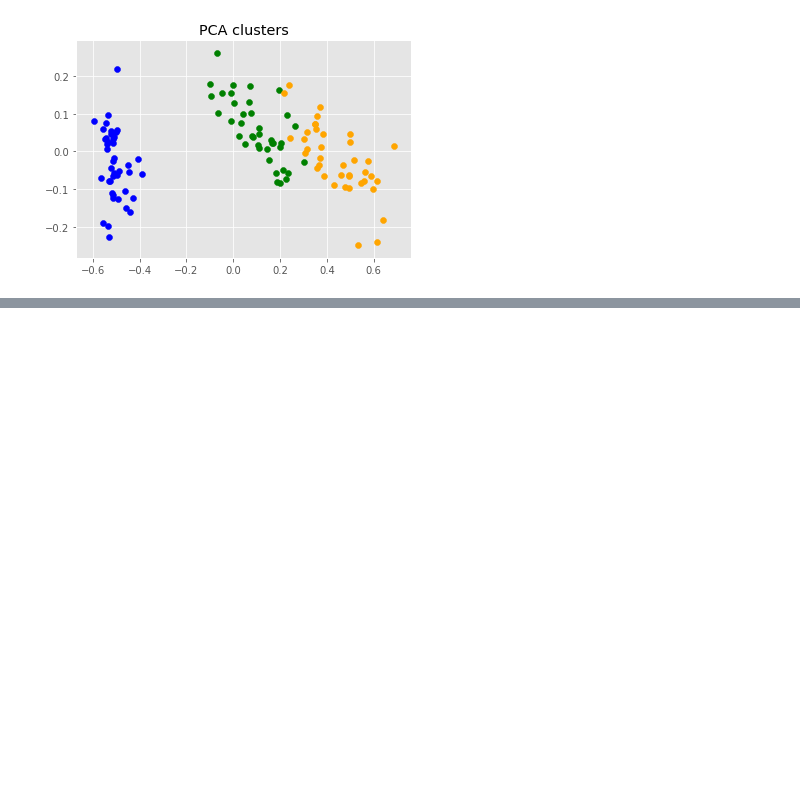
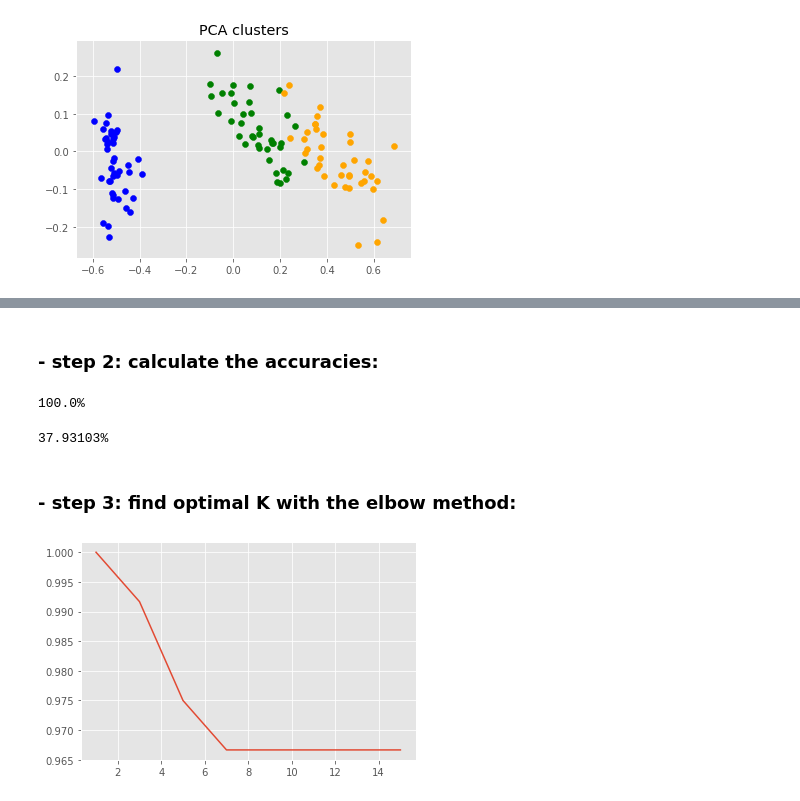
Before and after one commit to hollowcodes/pca-vs-autoencoder, a Jupyter notebook: comparison.ipynb, the cells around one changed output, grey strips where cells are left out. Drawn from its saved outputs; the diff is of its cells as text; code cells hidden in the pictures; blank space fills up the shorter version.

```diff
--- a/comparison.ipynb
+++ b/comparison.ipynb
@@ -71,8 +67,0 @@ plt.show()
-# %%
-def knn(dataset: list=[], sample: list=[], K: int=5) -> list:
-    """ classifies 'sample' as one of the clusters in 'dataset' using k-nearest-neighbours
-
-    :param list dataset: is equal the train-set (contains data points and labels)
-    :param list sample: is one sample of the test-set (also containing the label)
-    :return list: returns the predicted label of the sample
-    """
@@ -79,4 +149,35 @@ def knn(dataset: list=[], sample: list=[], K: int=5) -> list:
+# %% [markdown]
+### - step 2: calculate the accuracies:
 # %%
-# load 2d bottlenecks from train-set
+# rename autoencoder-dataset for clarity
+ac_train_set = ac_dataset
+
+# load 2d bottlenecks from test-set
 with open("autoencoder/iris_test_reduced.json", "r") as f:
-    ac_dataset = json.load(f)
+    ac_test_set = json.load(f)
+
+ac_accuracy = get_knn_accuracy(train_dataset=ac_train_set, test_dataset=ac_test_set, K=5, plot_=False)
+print(str(round(100 * ac_accuracy, 5)) + "%")
+# %% [output]
+100.0%
+# %%
+# rename autoencoder-dataset for clarity
+pca_train_set = pca_dataset
+
+# load 2d bottlenecks from test-set
+with open("principal-component-analysis/iris_test_reduced.json", "r") as f:
+    pca_test_set = json.load(f)
+
+pca_accuracy = get_knn_accuracy(train_dataset=pca_train_set, test_dataset=pca_test_set, K=5, plot_=False)
+print(str(round(100 * pca_accuracy, 5)) + "%")
+# %% [output]
+37.93103%
+# %% [markdown]
+### - step 3: find optimal K with the elbow method:
+# %%
+Ks = [1, 3, 5, 7, 9, 11, 13, 15]
+ac_accuracies = [get_knn_accuracy(train_dataset=ac_train_set, test_dataset=ac_train_set, K=k, plot_=False) for k in Ks]
+plt.plot(Ks, ac_accuracies)
+plt.show()
+# %% [output]
+[figure, added]
```
Also changed, not shown: parts of 4 cells of this notebook, 2 other files.
